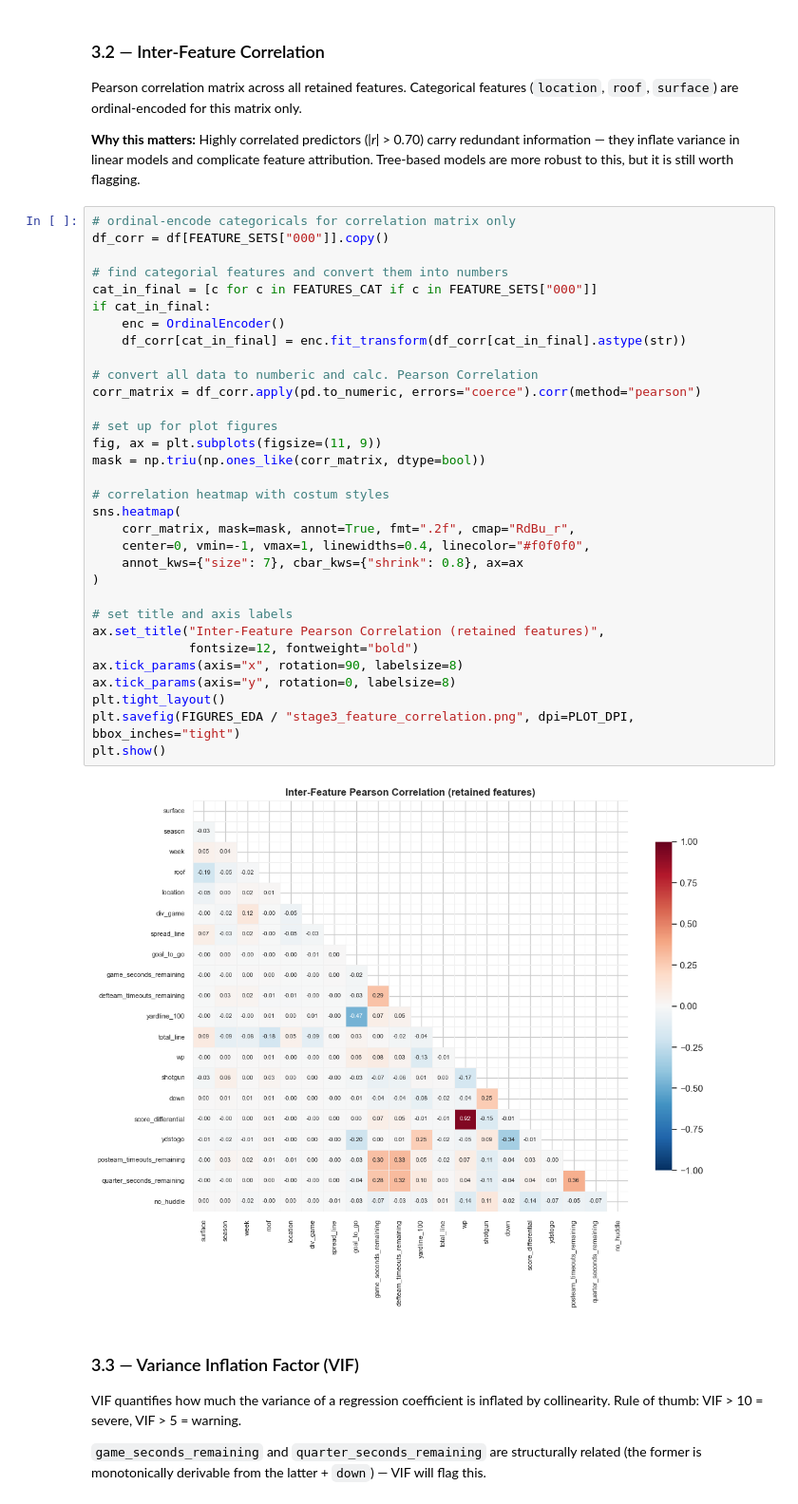
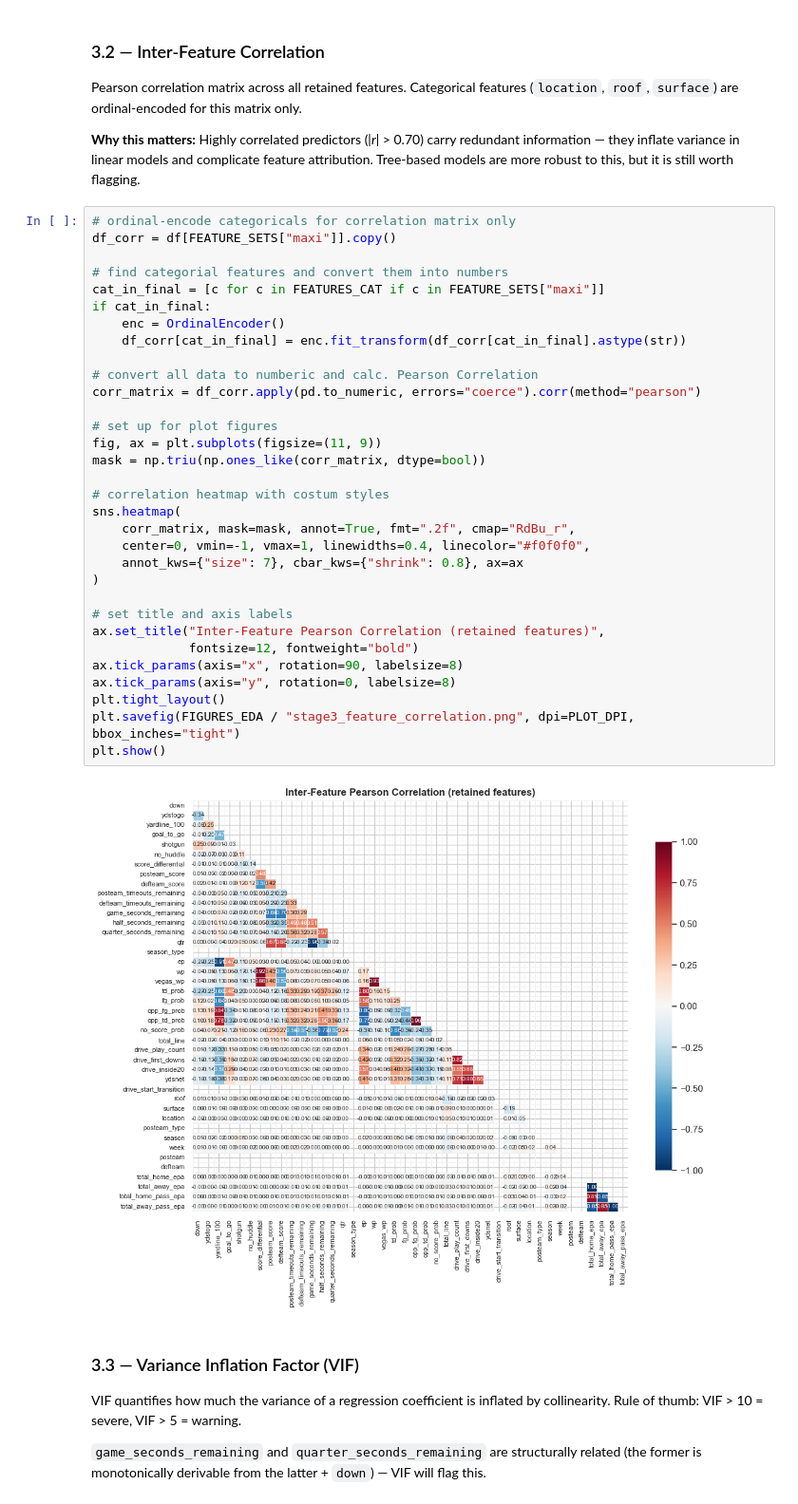
Before and after one commit to Orangenraph/Predicting-American-Football-Plays, a Jupyter notebook: notebooks/02_feature_selection_mini.ipynb, the cells around one changed output. Shown at 95% size. Saved outputs shown, nothing was run; the diff lists cells and outputs as text.

```diff
--- a/notebooks/02_feature_selection_mini.ipynb
+++ b/notebooks/02_feature_selection_mini.ipynb
@@ -599,38 +614,38 @@ Pearson correlation matrix across all retained features. Categorical features (`
 **Why this matters:** Highly correlated predictors (|*r*| > 0.70) carry redundant information — they inflate variance in linear models and complicate feature attribution. Tree-based models are more robust to this, but it is still worth flagging.
 # %%
 # ordinal-encode categoricals for correlation matrix only
-df_corr = df[FEATURE_SETS["000"]].copy()
+df_corr = df[FEATURE_SETS["maxi"]].copy()
 
 # find categorial features and convert them into numbers
-cat_in_final = [c for c in FEATURES_CAT if c in FEATURE_SETS["000"]]
+cat_in_final = [c for c in FEATURES_CAT if c in FEATURE_SETS["maxi"]]
 if cat_in_final:
     enc = OrdinalEncoder()
     df_corr[cat_in_final] = enc.fit_transform(df_corr[cat_in_final].astype(str))
 
 # convert all data to numberic and calc. Pearson Correlation
 corr_matrix = df_corr.apply(pd.to_numeric, errors="coerce").corr(method="pearson")
 
 # set up for plot figures
 fig, ax = plt.subplots(figsize=(11, 9))
 mask = np.triu(np.ones_like(corr_matrix, dtype=bool))
 
 # correlation heatmap with costum styles
 sns.heatmap(
     corr_matrix, mask=mask, annot=True, fmt=".2f", cmap="RdBu_r",
     center=0, vmin=-1, vmax=1, linewidths=0.4, linecolor="#f0f0f0",
     annot_kws={"size": 7}, cbar_kws={"shrink": 0.8}, ax=ax
 )
 
 # set title and axis labels
 ax.set_title("Inter-Feature Pearson Correlation (retained features)",
              fontsize=12, fontweight="bold")
 ax.tick_params(axis="x", rotation=90, labelsize=8)
 ax.tick_params(axis="y", rotation=0, labelsize=8)
 plt.tight_layout()
 plt.savefig(FIGURES_EDA / "stage3_feature_correlation.png", dpi=PLOT_DPI, bbox_inches="tight")
 plt.show()
 # %% [output]
-[figure, old version]
+[figure, new version]
 # %% [markdown]
 ### 3.3 — Variance Inflation Factor (VIF)
 
```
Also changed, not shown: parts of 1 cell of this notebook, 25 other files.
